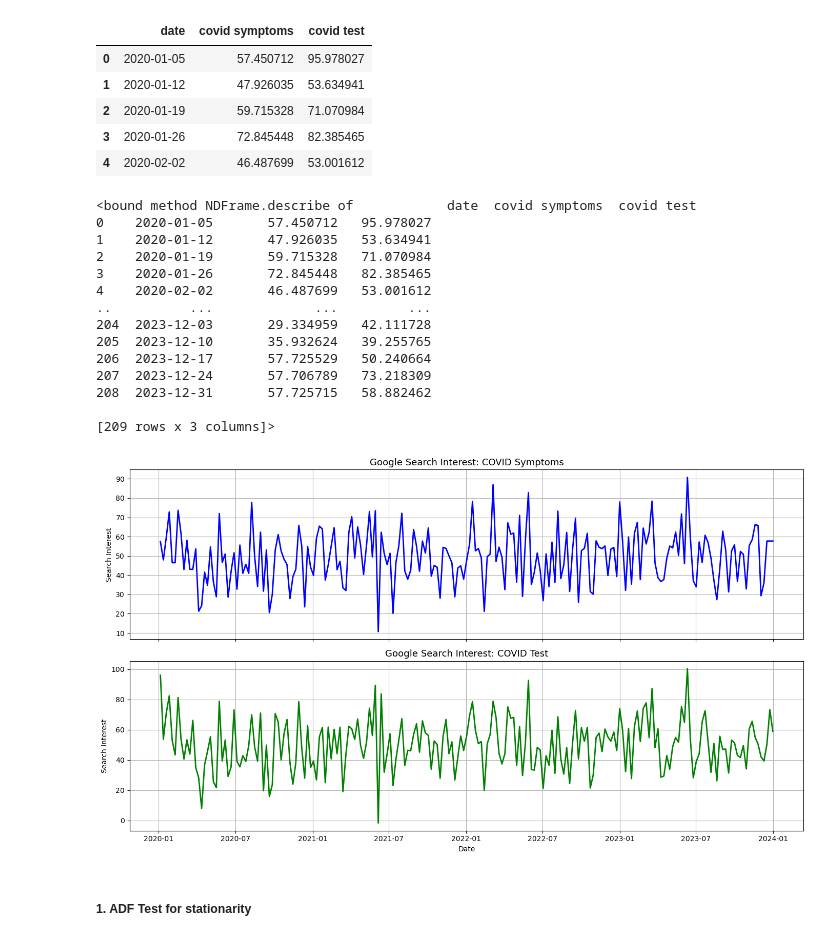
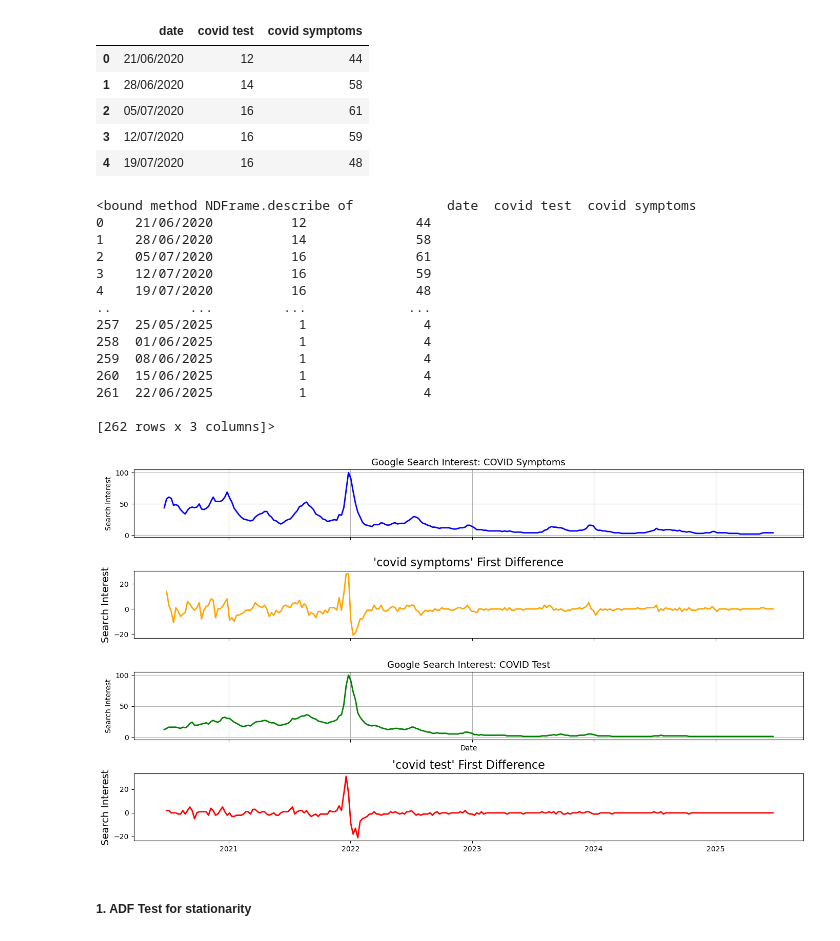
Before and after one commit to sevintanerdi/TSAproject, a Jupyter notebook: TSA_analysis.ipynb, the cells around one changed output. Cells and saved outputs as stored; diff of their text form; code cells hidden in the pictures.

Commit message:
New data uploaded, ADF test applied, Granger Causality Test applied

```diff
--- a/TSA_analysis.ipynb
+++ b/TSA_analysis.ipynb
@@ -18,58 +18,70 @@ Requirement already satisfied: six>=1.5 in c:\programdata\anaconda3\lib\site-pac
 Note: you may need to restart the kernel to use updated packages.
 # %%
 import pandas as pd
-data = pd.read_csv('trends_covid_symptoms_test_simulated.csv')
+data = pd.read_csv('trends_covid_symptoms_test.csv')
 data.head()
 # %% [output]
-|  | date | covid symptoms | covid test |
-| 0 | 2020-01-05 | 57.450712 | 95.978027 |
-| 1 | 2020-01-12 | 47.926035 | 53.634941 |
-| 2 | 2020-01-19 | 59.715328 | 71.070984 |
-| 3 | 2020-01-26 | 72.845448 | 82.385465 |
-| 4 | 2020-02-02 | 46.487699 | 53.001612 |
+|  | date | covid test | covid symptoms |
+| 0 | 21/06/2020 | 12 | 44 |
+| 1 | 28/06/2020 | 14 | 58 |
+| 2 | 05/07/2020 | 16 | 61 |
+| 3 | 12/07/2020 | 16 | 59 |
+| 4 | 19/07/2020 | 16 | 48 |
 # %%
 data.describe
 # %% [output]
-<bound method NDFrame.describe of            date  covid symptoms  covid test
-0    2020-01-05       57.450712   95.978027
-1    2020-01-12       47.926035   53.634941
-2    2020-01-19       59.715328   71.070984
-3    2020-01-26       72.845448   82.385465
-4    2020-02-02       46.487699   53.001612
-..          ...             ...         ...
-204  2023-12-03       29.334959   42.111728
-205  2023-12-10       35.932624   39.255765
-206  2023-12-17       57.725529   50.240664
-207  2023-12-24       57.706789   73.218309
-208  2023-12-31       57.725715   58.882462
+<bound method NDFrame.describe of            date  covid test  covid symptoms
+0    21/06/2020          12              44
+1    28/06/2020          14              58
+2    05/07/2020          16              61
+3    12/07/2020          16              59
+4    19/07/2020          16              48
+..          ...         ...             ...
+257  25/05/2025           1               4
+258  01/06/2025           1               4
+259  08/06/2025           1               4
+260  15/06/2025           1               4
+261  22/06/2025           1               4
 
-[209 rows x 3 columns]>
+[262 rows x 3 columns]>
 # %%
 data['date'] = pd.to_datetime(data['date'])
 data.set_index('date', inplace = True)
 # %%
 import matplotlib.pyplot as plt
 
-fig, axs = plt.subplots(2, 1, figsize=(14, 8), sharex=True)
+fig, axs = plt.subplots(4, 1, figsize=(14, 8), sharex=True)
 
 # Plot 1: covid symptoms
 axs[0].plot(data.index, data['covid symptoms'], color='blue', linewidth=2)
 axs[0].set_title('Google Search Interest: COVID Symptoms', fontsize=13)
 axs[0].set_ylabel('Search Interest')
 axs[0].grid(True)
 
 # Plot 2: covid test
-axs[1].plot(data.index, data['covid test'], color='green', linewidth=2)
-axs[1].set_title('Google Search Interest: COVID Test', fontsize=13)
-axs[1].set_ylabel('Search Interest')
-axs[1].set_xlabel('Date')
-axs[1].grid(True)
+axs[2].plot(data.index, data['covid test'], color='green', linewidth=2)
+axs[2].set_title('Google Search Interest: COVID Test', fontsize=13)
+axs[2].set_ylabel('Search Interest')
+axs[2].set_xlabel('Date')
+axs[2].grid(True)
+
+# First difference graphs
+test_diff = data['covid test'].diff()
+symptoms_diff =data['covid symptoms'].diff()
+
+axs[1].plot(data.index, symptoms_diff, linewidth=2, color='orange')
+axs[1].set_title("'covid symptoms' First Difference", fontsize=16)
+axs[1].set_ylabel('Search Interest', fontsize=14)
+
+axs[3].plot(data.index, test_diff, linewidth=2, color='red')
+axs[3].set_title("'covid test' First Difference", fontsize=16)
+axs[3].set_ylabel('Search Interest', fontsize=14)
 
 
 plt.tight_layout()
 plt.show()
 # %% [output]
-[figure, old version]
+[figure, new version]
 # %% [markdown]
 ##### 1. ADF Test for stationarity
 # %%
```
Also changed, not shown: parts of 13 cells of this notebook.
